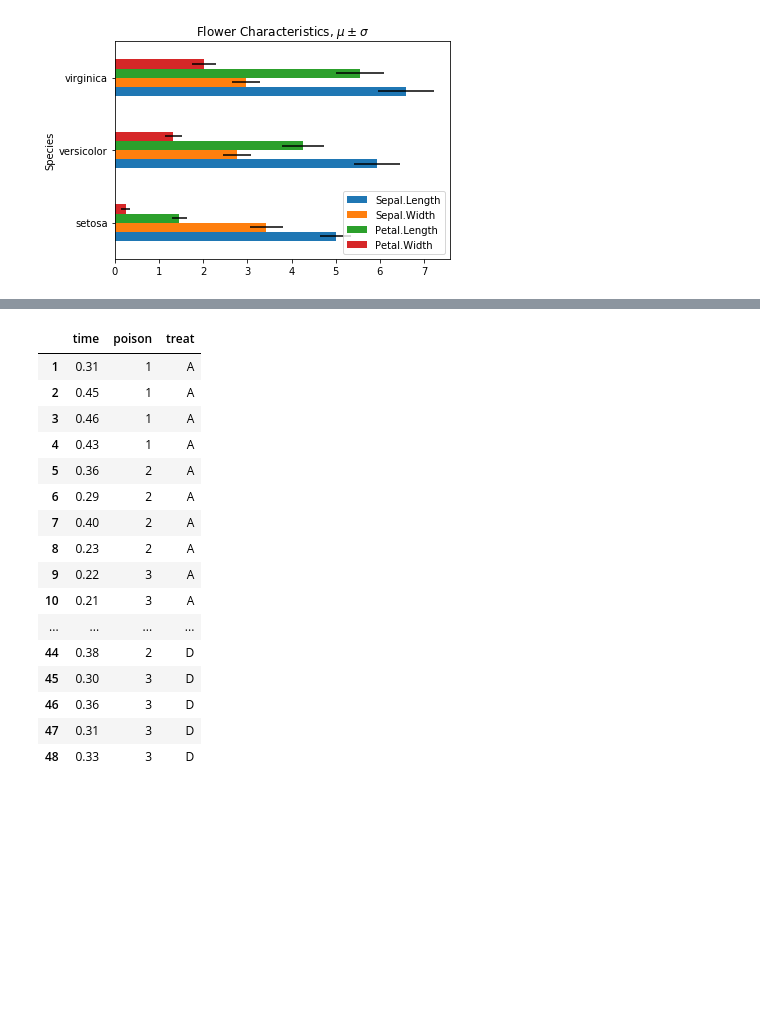
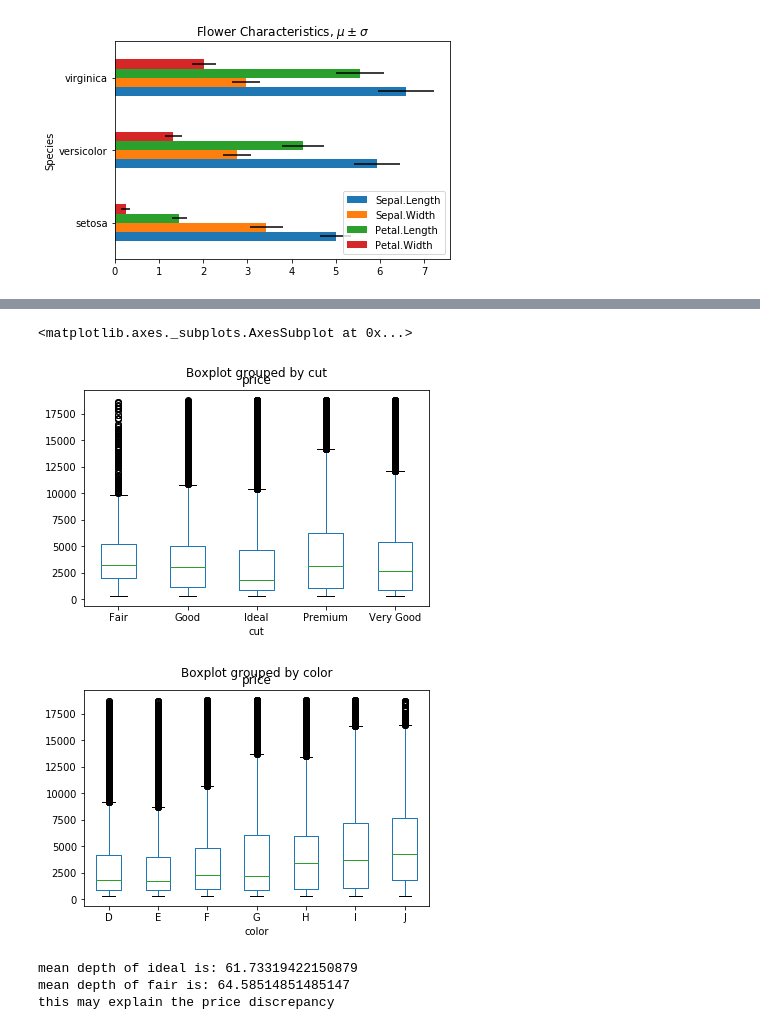
Before and after one commit to Alexander-Weinberg/BootCamp2018, a Jupyter notebook: ProbSets/Comp/ProbSet2/Pandas3.ipynb, the cells around one changed output, grey strips where cells are left out. Drawn from its saved outputs; the diff is of its cells as text; code cells hidden in the pictures; blank space fills up the shorter version.

```diff
--- a/ProbSets/Comp/ProbSet2/Pandas3.ipynb
+++ b/ProbSets/Comp/ProbSet2/Pandas3.ipynb
@@ -54,20 +41,24 @@ Treatment B is the most effective
-# %%
-poisons
-# %% [output]
-|  | time | poison | treat |
-| 1 | 0.31 | 1 | A |
-| 2 | 0.45 | 1 | A |
-| 3 | 0.46 | 1 | A |
-| 4 | 0.43 | 1 | A |
-| 5 | 0.36 | 2 | A |
-| 6 | 0.29 | 2 | A |
-| 7 | 0.40 | 2 | A |
-| 8 | 0.23 | 2 | A |
-| 9 | 0.22 | 3 | A |
-| 10 | 0.21 | 3 | A |
-| ... | ... | ... | ... |
-| 44 | 0.38 | 2 | D |
-| 45 | 0.30 | 3 | D |
-| 46 | 0.36 | 3 | D |
-| 47 | 0.31 | 3 | D |
-| 48 | 0.33 | 3 | D |
+# %%
+diamonds = data('diamonds')
+
+diamonds.boxplot(['price'], by='cut', grid=False)
+diamonds.boxplot(['price'], by='color', grid=False)
+# %% [output]
+<matplotlib.axes._subplots.AxesSubplot at 0x...>
+[figure, added]
+[figure, added]
+# %%
+h = diamonds[diamonds['color']=='H']
+
+cuts = h.groupby('cut')
+
+ideal = cuts.get_group('Ideal')
+fair = cuts.get_group('Fair')
+
+print('mean depth of ideal is:', ideal['depth'].mean())
+print('mean depth of fair is:',fair['depth'].mean())
+print('this may explain the price discrepancy')
+# %% [output]
+mean depth of ideal is: 61.73319422150879
+mean depth of fair is: 64.58514851485147
+this may explain the price discrepancy
```
Also changed, not shown: parts of 5 cells of this notebook.
